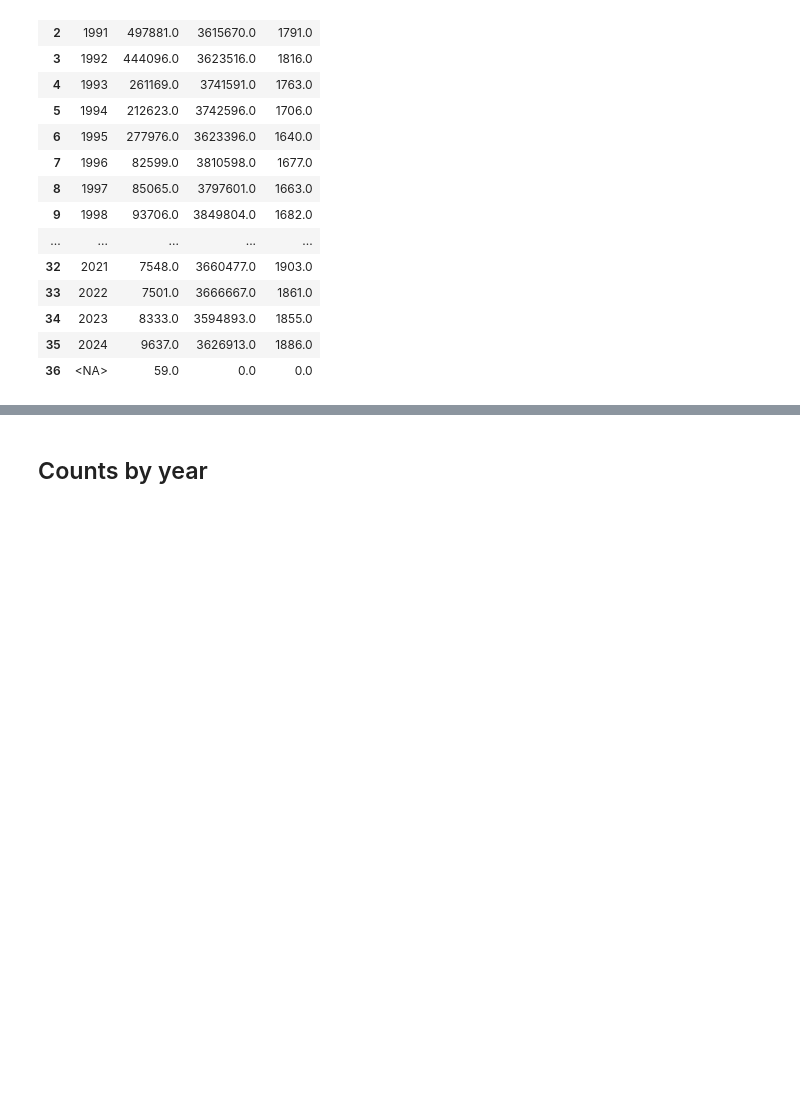
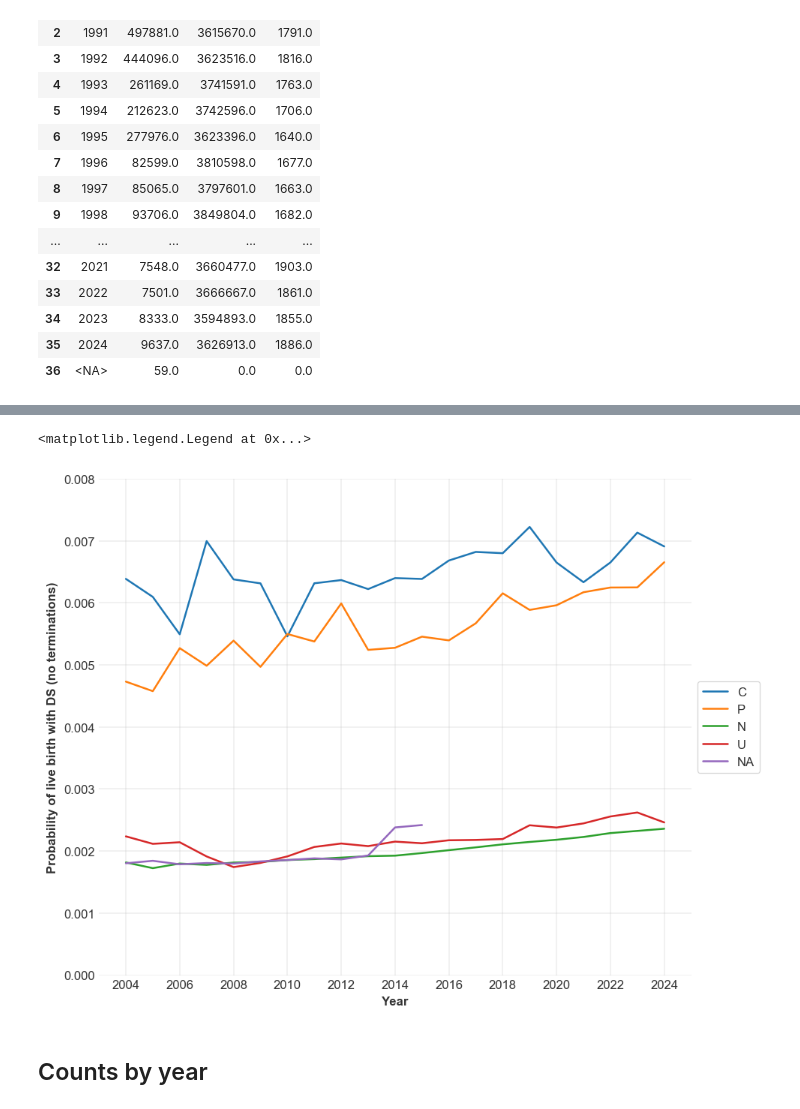
Before and after one commit to frankbuckley/ds-births-populations, a Jupyter notebook: projects/us-birth-certificates/notes-001-ds-recording.ipynb, the cells around one changed output, grey strips where cells are left out. Cells and saved outputs as stored; diff of their text form; code cells hidden in the pictures; blank space fills up the shorter version.

```diff
--- a/projects/us-birth-certificates/notes-001-ds-recording.ipynb
+++ b/projects/us-birth-certificates/notes-001-ds-recording.ipynb
@@ -156,3 +131,23 @@ ds_rec_yr_ex_df
+# %%
+c_df = df[df["ds_indication"] == "C"]
+p_df = df[df["ds_indication"] == "P"]
+n_df = df[df["ds_indication"] == "N"]
+u_df = df[df["ds_indication"] == "U"]
+na_df = df[df["ds_indication"].isna()]
+plt.plot(c_df["year"], c_df["prob_ds_lb_nt"], label="C")
+plt.plot(p_df["year"], p_df["prob_ds_lb_nt"], label="P")
+plt.plot(n_df["year"], n_df["prob_ds_lb_nt"], label="N")
+plt.plot(u_df["year"], u_df["prob_ds_lb_nt"], label="U")
+plt.plot(na_df["year"], na_df["prob_ds_lb_nt"], label="NA")
+plt.xlim(2003, 2025)
+plt.ylim(0, 0.008)
+plt.xticks(np.arange(2004, 2025, 2))
+plt.xlabel("Year")
+plt.ylabel("Probability of live birth with DS (no terminations)")
+plt.legend(loc="center left", bbox_to_anchor=(1, 0.5))
+# %% [output]
+<matplotlib.legend.Legend at 0x...>
+[figure, added]
 # %% [markdown]
 ## Counts by year
 # %%
```
Also changed, not shown: parts of 28 cells of this notebook.
